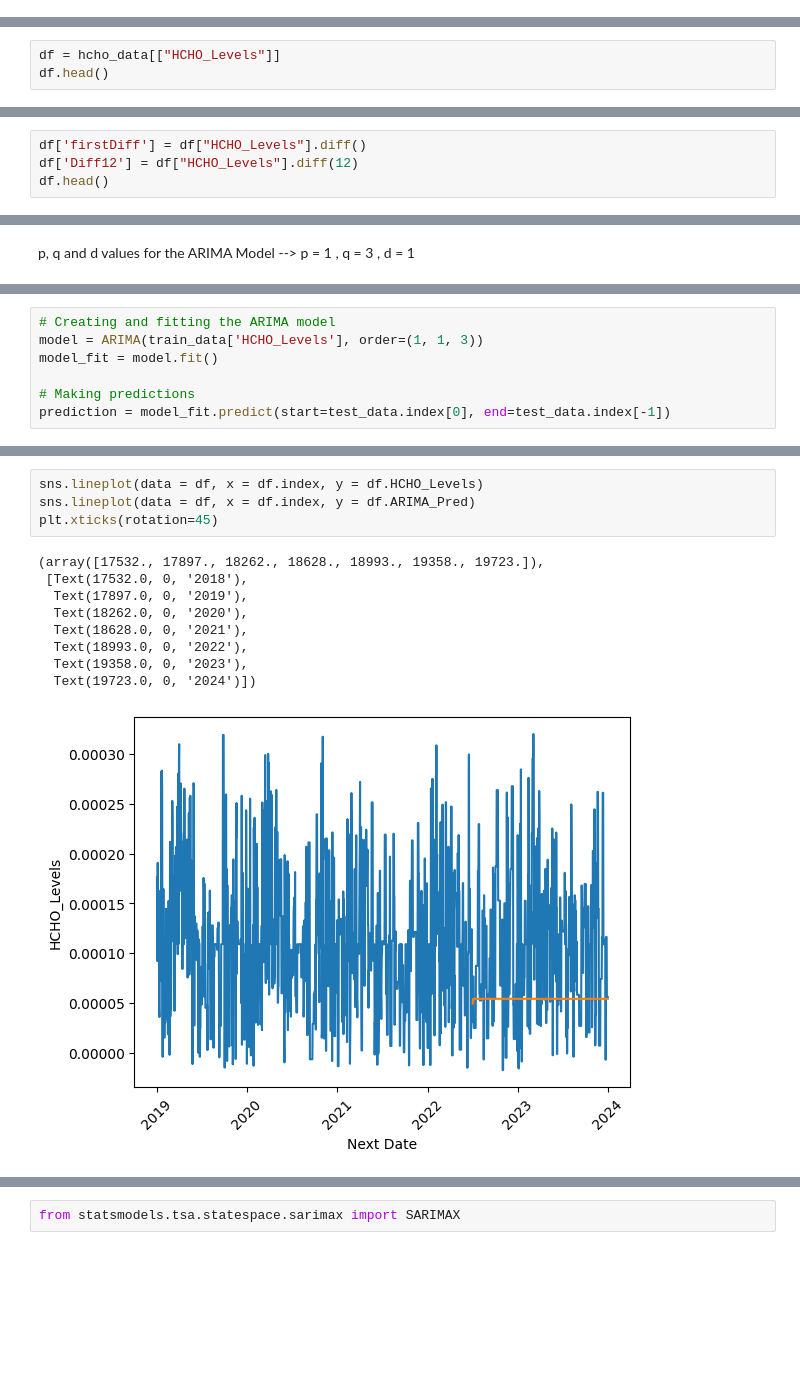
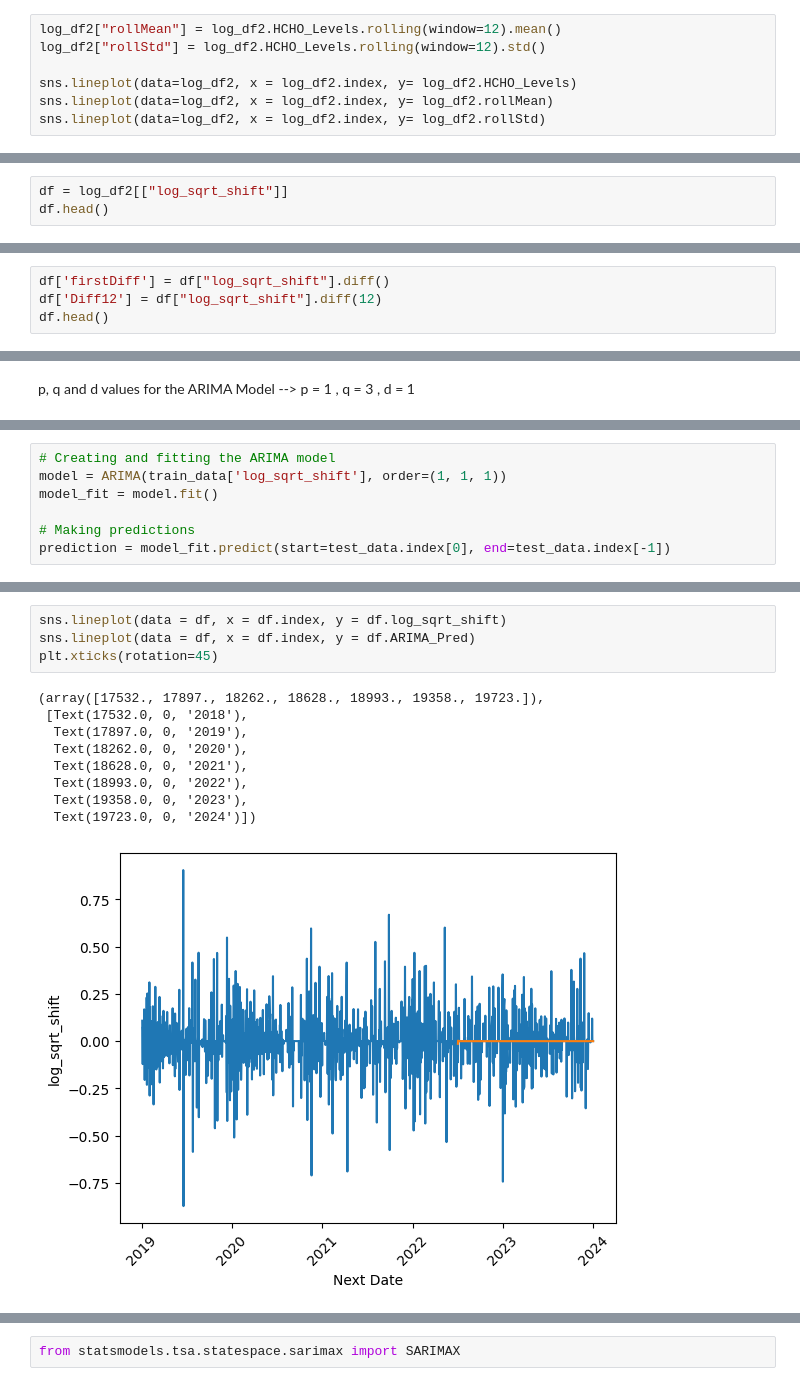
Before and after one commit to VinukaSilva/HCHO-Prediction, a Jupyter notebook: Forecasting.ipynb, the cells around one changed output, grey strips where cells are left out. Cells and saved outputs as stored; diff of their text form; blank space fills up the shorter version.

```diff
--- a/Forecasting.ipynb
+++ b/Forecasting.ipynb
@@ -143,0 +146,7 @@ log_df2.head()
+# %%
+log_df2["rollMean"] = log_df2.HCHO_Levels.rolling(window=12).mean()
+log_df2["rollStd"] = log_df2.HCHO_Levels.rolling(window=12).std()
+
+sns.lineplot(data=log_df2, x = log_df2.index, y= log_df2.HCHO_Levels)
+sns.lineplot(data=log_df2, x = log_df2.index, y= log_df2.rollMean)
+sns.lineplot(data=log_df2, x = log_df2.index, y= log_df2.rollStd)
@@ -144,4 +156,4 @@ log_df2.head()
 # %%
-df = hcho_data[["HCHO_Levels"]]
+df = log_df2[["log_sqrt_shift"]]
 df.head()
 # %% [output]
@@ -155,5 +167,5 @@ df.head()
 # %%
-df['firstDiff'] = df["HCHO_Levels"].diff()
-df['Diff12'] = df["HCHO_Levels"].diff(12)
+df['firstDiff'] = df["log_sqrt_shift"].diff()
+df['Diff12'] = df["log_sqrt_shift"].diff(12)
 df.head()
 # %% [output]
@@ -207,6 +219,6 @@ test_data.tail()
 # %%
 # Creating and fitting the ARIMA model
-model = ARIMA(train_data['HCHO_Levels'], order=(1, 1, 3))
+model = ARIMA(train_data['log_sqrt_shift'], order=(1, 1, 1))
 model_fit = model.fit()
 
 # Making predictions
@@ -225,17 +237,17 @@ df.tail()
 # %%
-sns.lineplot(data = df, x = df.index, y = df.HCHO_Levels)
+sns.lineplot(data = df, x = df.index, y = df.log_sqrt_shift)
 sns.lineplot(data = df, x = df.index, y = df.ARIMA_Pred)
 plt.xticks(rotation=45)
 # %% [output]
 (array([17532., 17897., 18262., 18628., 18993., 19358., 19723.]),
  [Text(17532.0, 0, '2018'),
   Text(17897.0, 0, '2019'),
   Text(18262.0, 0, '2020'),
   Text(18628.0, 0, '2021'),
   Text(18993.0, 0, '2022'),
   Text(19358.0, 0, '2023'),
   Text(19723.0, 0, '2024')])
-[figure, old version]
+[figure, new version]
 # %%
 np.sqrt(mean_squared_error(test_data["HCHO_Levels"], prediction))
 # %% [output]
```
Also changed, not shown: parts of 14 cells of this notebook, 2 other files.
